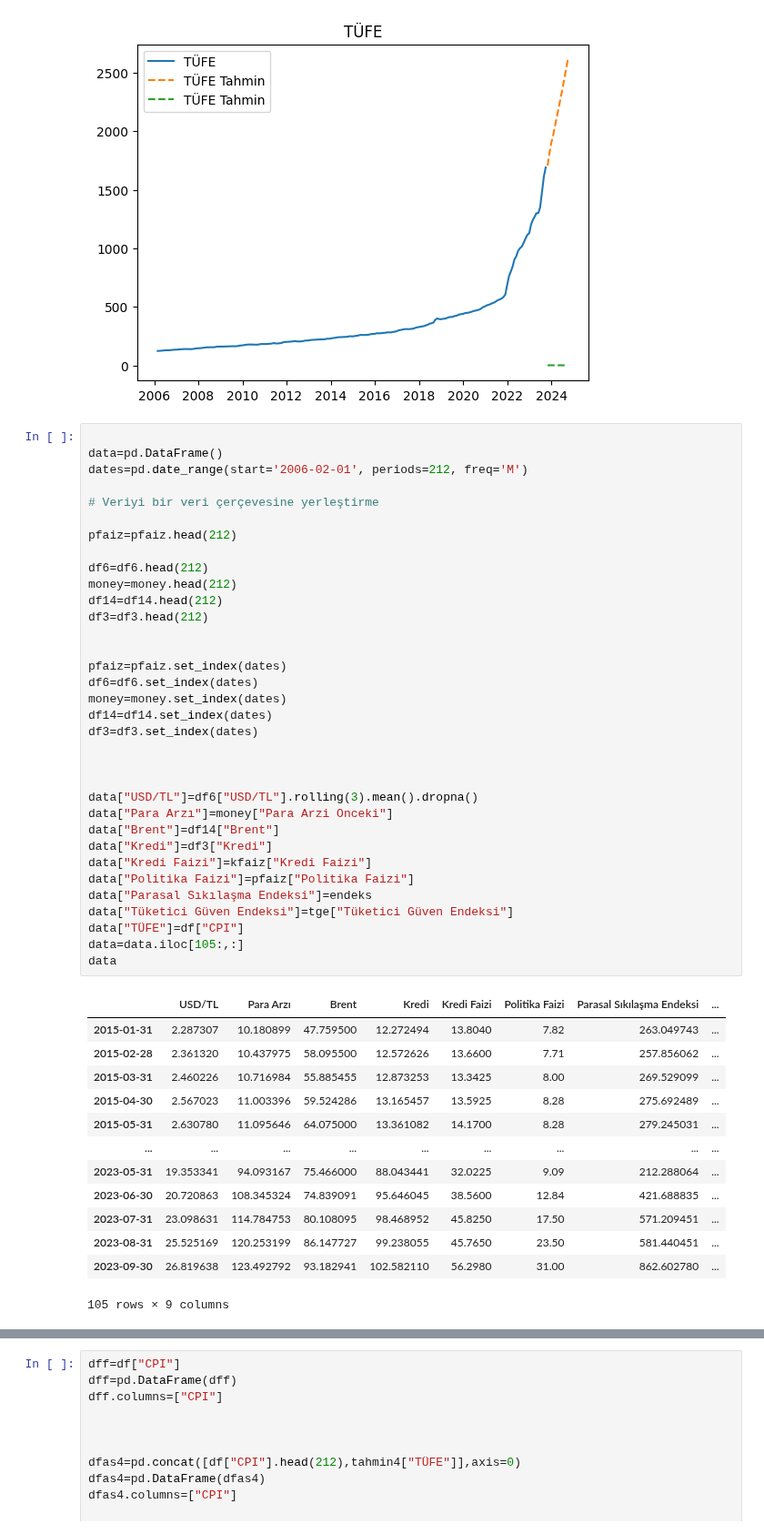
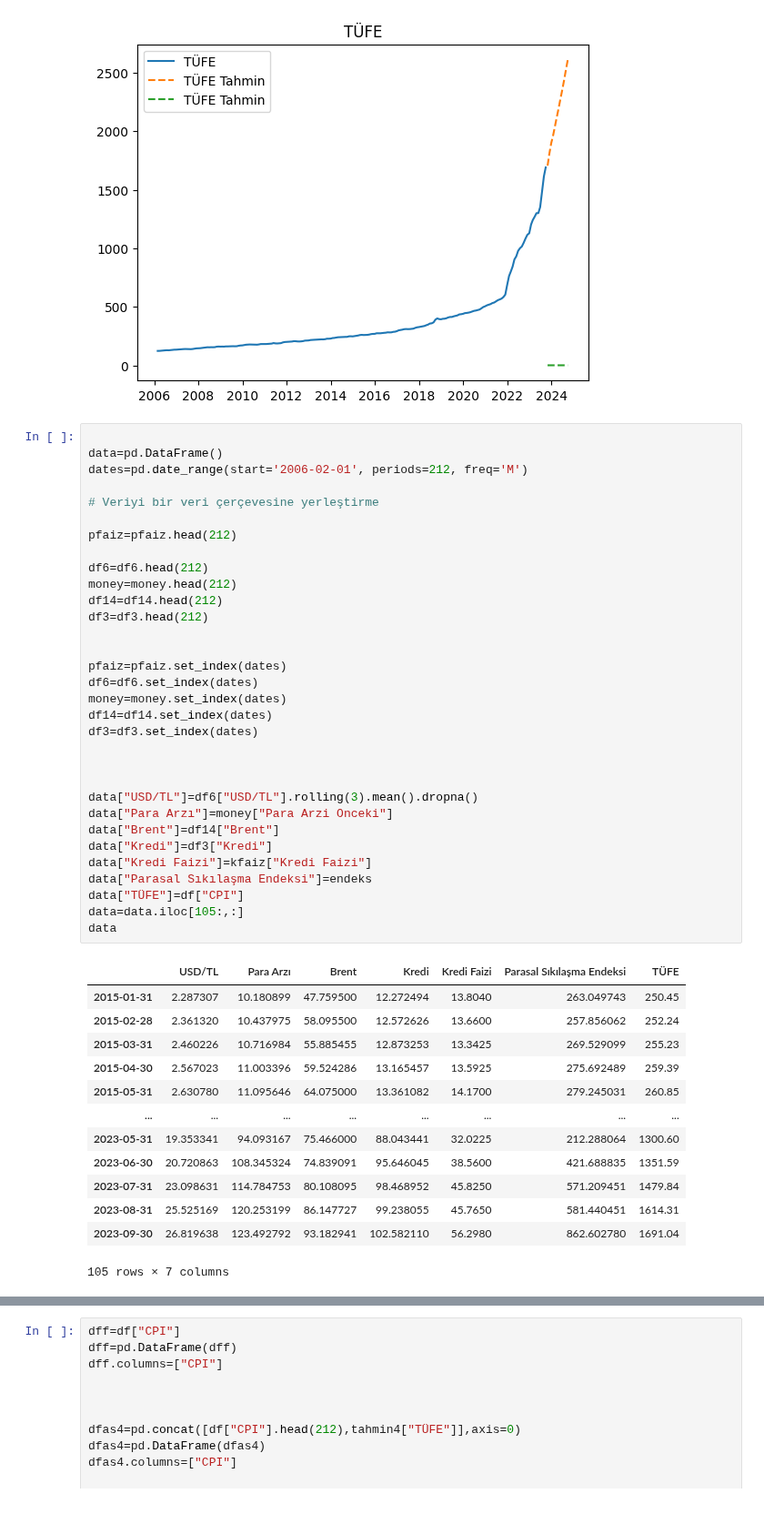
Before and after one commit to kaboya19/InflationForecast, a Jupyter notebook: InflationForecast.ipynb, the cells around one changed output, grey strips where cells are left out. Shown at 91% size. Drawn from its saved outputs; the diff is of its cells as text.

```diff
--- a/InflationForecast.ipynb
+++ b/InflationForecast.ipynb
@@ -882,48 +882,46 @@ data=pd.DataFrame()
 dates=pd.date_range(start='2006-02-01', periods=212, freq='M')
 
 # Veriyi bir veri çerçevesine yerleştirme
 
 pfaiz=pfaiz.head(212)
 
 df6=df6.head(212)
 money=money.head(212)
 df14=df14.head(212)
 df3=df3.head(212)
 
 
 pfaiz=pfaiz.set_index(dates)
 df6=df6.set_index(dates)
 money=money.set_index(dates)
 df14=df14.set_index(dates)
 df3=df3.set_index(dates)
 
 
 
 data["USD/TL"]=df6["USD/TL"].rolling(3).mean().dropna()
 data["Para Arzı"]=money["Para Arzi Onceki"]
 data["Brent"]=df14["Brent"]
 data["Kredi"]=df3["Kredi"]
 data["Kredi Faizi"]=kfaiz["Kredi Faizi"]
-data["Politika Faizi"]=pfaiz["Politika Faizi"]
 data["Parasal Sıkılaşma Endeksi"]=endeks
-data["Tüketici Güven Endeksi"]=tge["Tüketici Güven Endeksi"]
 data["TÜFE"]=df["CPI"]
 data=data.iloc[105:,:]
 data
 # %% [output]
-|  | USD/TL | Para Arzı | Brent | Kredi | Kredi Faizi | Politika Faizi | Parasal Sıkılaşma Endeksi | ... |
-| 2015-01-31 | 2.287307 | 10.180899 | 47.759500 | 12.272494 | 13.8040 | 7.82 | 263.049743 | ... |
-| 2015-02-28 | 2.361320 | 10.437975 | 58.095500 | 12.572626 | 13.6600 | 7.71 | 257.856062 | ... |
-| 2015-03-31 | 2.460226 | 10.716984 | 55.885455 | 12.873253 | 13.3425 | 8.00 | 269.529099 | ... |
-| 2015-04-30 | 2.567023 | 11.003396 | 59.524286 | 13.165457 | 13.5925 | 8.28 | 275.692489 | ... |
-| 2015-05-31 | 2.630780 | 11.095646 | 64.075000 | 13.361082 | 14.1700 | 8.28 | 279.245031 | ... |
-| ... | ... | ... | ... | ... | ... | ... | ... | ... |
-| 2023-05-31 | 19.353341 | 94.093167 | 75.466000 | 88.043441 | 32.0225 | 9.09 | 212.288064 | ... |
-| 2023-06-30 | 20.720863 | 108.345324 | 74.839091 | 95.646045 | 38.5600 | 12.84 | 421.688835 | ... |
-| 2023-07-31 | 23.098631 | 114.784753 | 80.108095 | 98.468952 | 45.8250 | 17.50 | 571.209451 | ... |
-| 2023-08-31 | 25.525169 | 120.253199 | 86.147727 | 99.238055 | 45.7650 | 23.50 | 581.440451 | ... |
-| 2023-09-30 | 26.819638 | 123.492792 | 93.182941 | 102.582110 | 56.2980 | 31.00 | 862.602780 | ... |
+|  | USD/TL | Para Arzı | Brent | Kredi | Kredi Faizi | Parasal Sıkılaşma Endeksi | TÜFE |
+| 2015-01-31 | 2.287307 | 10.180899 | 47.759500 | 12.272494 | 13.8040 | 263.049743 | 250.45 |
+| 2015-02-28 | 2.361320 | 10.437975 | 58.095500 | 12.572626 | 13.6600 | 257.856062 | 252.24 |
+| 2015-03-31 | 2.460226 | 10.716984 | 55.885455 | 12.873253 | 13.3425 | 269.529099 | 255.23 |
+| 2015-04-30 | 2.567023 | 11.003396 | 59.524286 | 13.165457 | 13.5925 | 275.692489 | 259.39 |
+| 2015-05-31 | 2.630780 | 11.095646 | 64.075000 | 13.361082 | 14.1700 | 279.245031 | 260.85 |
+| ... | ... | ... | ... | ... | ... | ... | ... |
+| 2023-05-31 | 19.353341 | 94.093167 | 75.466000 | 88.043441 | 32.0225 | 212.288064 | 1300.60 |
+| 2023-06-30 | 20.720863 | 108.345324 | 74.839091 | 95.646045 | 38.5600 | 421.688835 | 1351.59 |
+| 2023-07-31 | 23.098631 | 114.784753 | 80.108095 | 98.468952 | 45.8250 | 571.209451 | 1479.84 |
+| 2023-08-31 | 25.525169 | 120.253199 | 86.147727 | 99.238055 | 45.7650 | 581.440451 | 1614.31 |
+| 2023-09-30 | 26.819638 | 123.492792 | 93.182941 | 102.582110 | 56.2980 | 862.602780 | 1691.04 |
-105 rows × 9 columns
+105 rows × 7 columns
 # %%
 import pandas as pd
 import numpy as np
```
Also changed, not shown: parts of 10 cells of this notebook.
